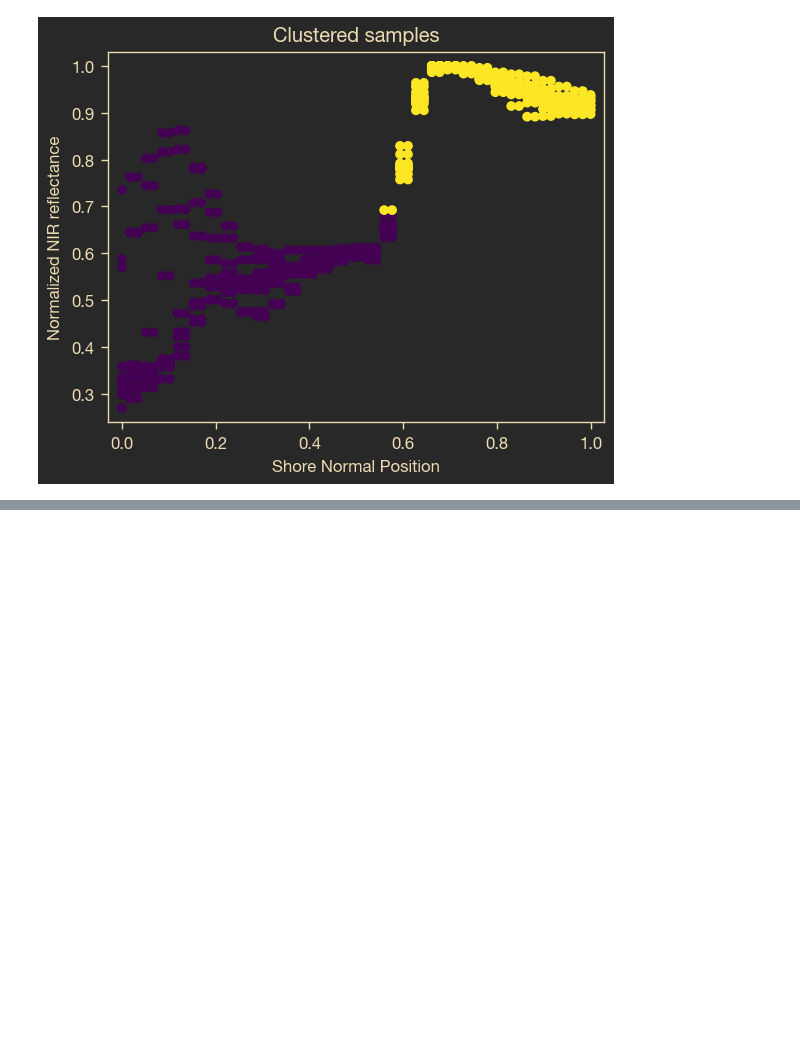
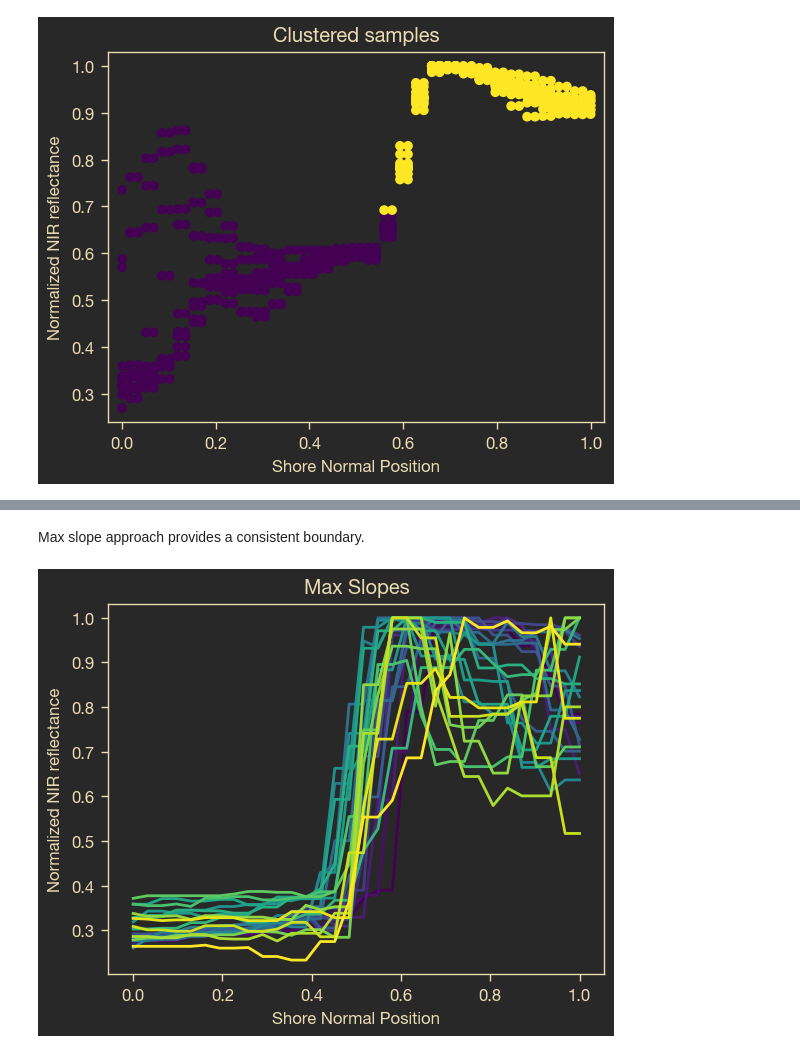
Before and after one commit to Wzesk/coastal_geotools_demo, a Jupyter notebook: sample_shoreline_refinement.ipynb, the cells around one changed output, grey strips where cells are left out. Cells and saved outputs as stored; diff of their text form; code cells hidden in the pictures; blank space fills up the shorter version.

```diff
--- a/sample_shoreline_refinement.ipynb
+++ b/sample_shoreline_refinement.ipynb
@@ -145,0 +176,6 @@ np_refiner.visualize_clusters(bounds=slice(0,10))
+# %% [markdown]
+Max slope approach provides a consistent boundary.
+# %%
+p_refiner.visualize_max_slopes(bounds=slice(0, 25))
+# %% [output]
+[figure, added]
```
Also changed, not shown: parts of 32 cells of this notebook.
